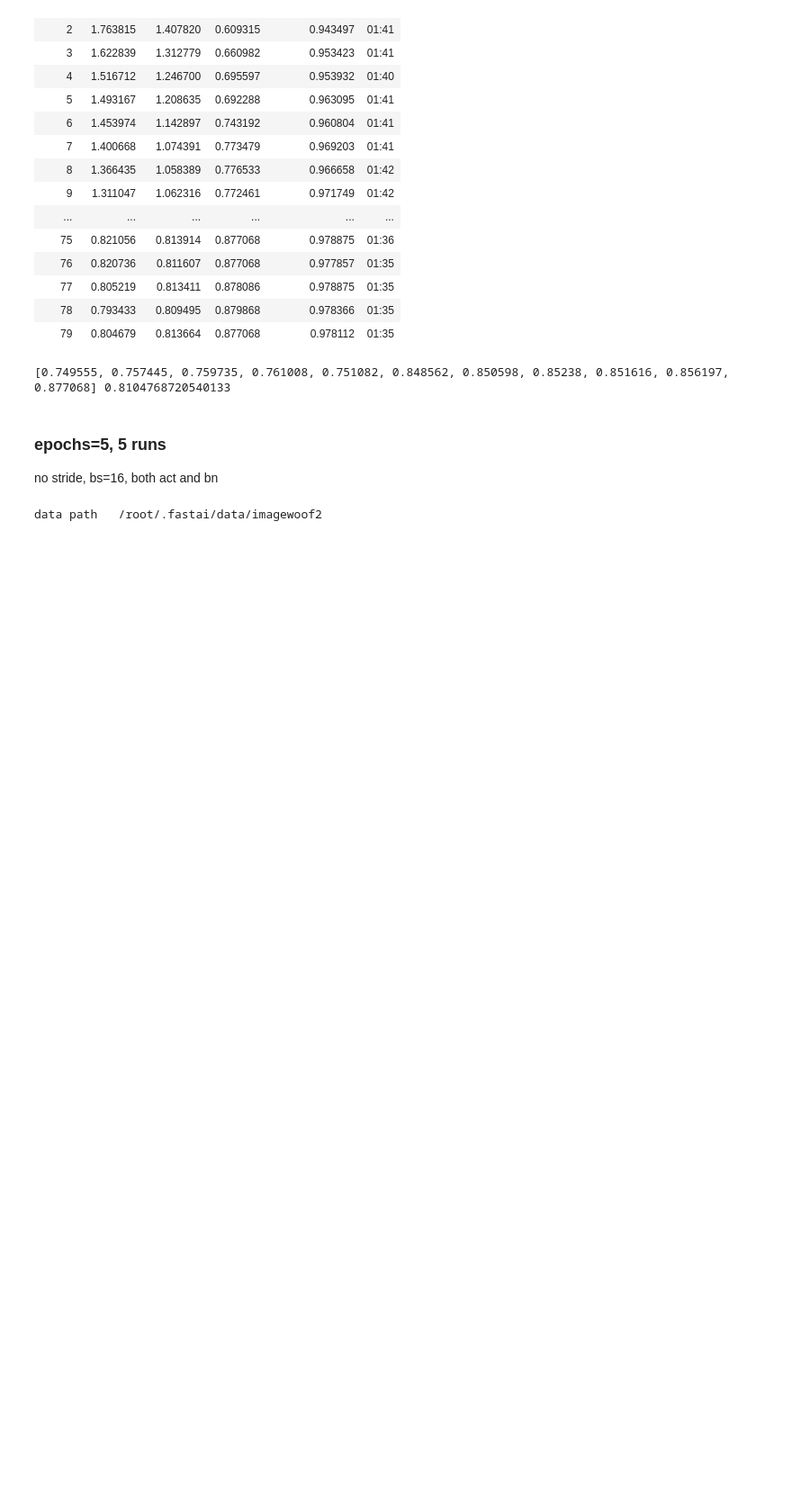
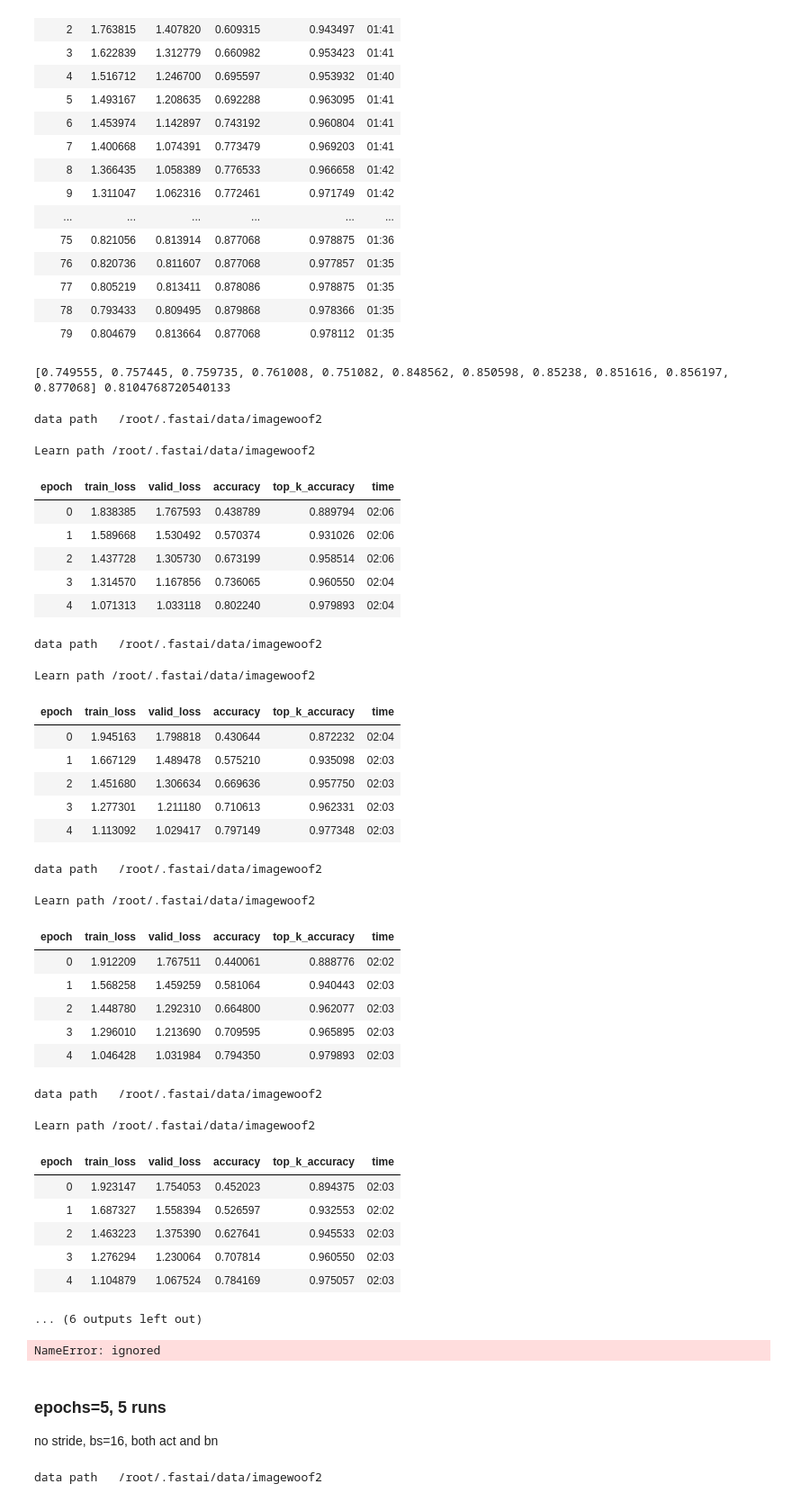
Before and after one commit to BoaEi/imagenette_experiments, a Jupyter notebook: ResNet_separable.ipynb, the cells around one changed output. Shown at 90% size. Cells and saved outputs as stored; diff of their text form; code cells hidden in the pictures; blank space fills up the shorter version.

```diff
--- a/ResNet_separable.ipynb
+++ b/ResNet_separable.ipynb
@@ -414,6 +414,52 @@ Learn path /root/.fastai/data/imagewoof2
 | 78 | 0.793433 | 0.809495 | 0.879868 | 0.978366 | 01:35 |
 | 79 | 0.804679 | 0.813664 | 0.877068 | 0.978112 | 01:35 |
 [0.749555, 0.757445, 0.759735, 0.761008, 0.751082, 0.848562, 0.850598, 0.85238, 0.851616, 0.856197, 0.877068] 0.8104768720540133
+# %%
+res =
+for epochs in [5]*5 + [20]*5 + [80]:
+    mixup=0 if epochs<=20 else 0.2
+    learn = get_learn(model=model, size=192, bs=16, mixup=mixup)
+    learn.fit_fc(epochs, lr=4e-3, moms=(0.95,0.95), start_pct=0.72)
+    res += [learn.recorder.metrics[-1][0].item()]
+print([round(x, 6) for x in res], sum(res)/len(res))
+# %% [output]
+data path   /root/.fastai/data/imagewoof2
+Learn path /root/.fastai/data/imagewoof2
+| epoch | train_loss | valid_loss | accuracy | top_k_accuracy | time |
+| 0 | 1.838385 | 1.767593 | 0.438789 | 0.889794 | 02:06 |
+| 1 | 1.589668 | 1.530492 | 0.570374 | 0.931026 | 02:06 |
+| 2 | 1.437728 | 1.305730 | 0.673199 | 0.958514 | 02:06 |
+| 3 | 1.314570 | 1.167856 | 0.736065 | 0.960550 | 02:04 |
+| 4 | 1.071313 | 1.033118 | 0.802240 | 0.979893 | 02:04 |
+data path   /root/.fastai/data/imagewoof2
+Learn path /root/.fastai/data/imagewoof2
+| epoch | train_loss | valid_loss | accuracy | top_k_accuracy | time |
+| 0 | 1.945163 | 1.798818 | 0.430644 | 0.872232 | 02:04 |
+| 1 | 1.667129 | 1.489478 | 0.575210 | 0.935098 | 02:03 |
+| 2 | 1.451680 | 1.306634 | 0.669636 | 0.957750 | 02:03 |
+| 3 | 1.277301 | 1.211180 | 0.710613 | 0.962331 | 02:03 |
+| 4 | 1.113092 | 1.029417 | 0.797149 | 0.977348 | 02:03 |
+data path   /root/.fastai/data/imagewoof2
+Learn path /root/.fastai/data/imagewoof2
+| epoch | train_loss | valid_loss | accuracy | top_k_accuracy | time |
+| 0 | 1.912209 | 1.767511 | 0.440061 | 0.888776 | 02:02 |
+| 1 | 1.568258 | 1.459259 | 0.581064 | 0.940443 | 02:03 |
+| 2 | 1.448780 | 1.292310 | 0.664800 | 0.962077 | 02:03 |
+| 3 | 1.296010 | 1.213690 | 0.709595 | 0.965895 | 02:03 |
+| 4 | 1.046428 | 1.031984 | 0.794350 | 0.979893 | 02:03 |
+data path   /root/.fastai/data/imagewoof2
+Learn path /root/.fastai/data/imagewoof2
+| epoch | train_loss | valid_loss | accuracy | top_k_accuracy | time |
+| 0 | 1.923147 | 1.754053 | 0.452023 | 0.894375 | 02:03 |
+| 1 | 1.687327 | 1.558394 | 0.526597 | 0.932553 | 02:02 |
+| 2 | 1.463223 | 1.375390 | 0.627641 | 0.945533 | 02:03 |
+| 3 | 1.276294 | 1.230064 | 0.707814 | 0.960550 | 02:03 |
+| 4 | 1.104879 | 1.067524 | 0.784169 | 0.975057 | 02:03 |
+... (6 outputs left out)
+# %%
+res
+# %% [output]
+NameError: ignored
 # %% [markdown]
 ### epochs=5, 5 runs
 
```
Also changed, not shown: parts of 1 cell of this notebook.
